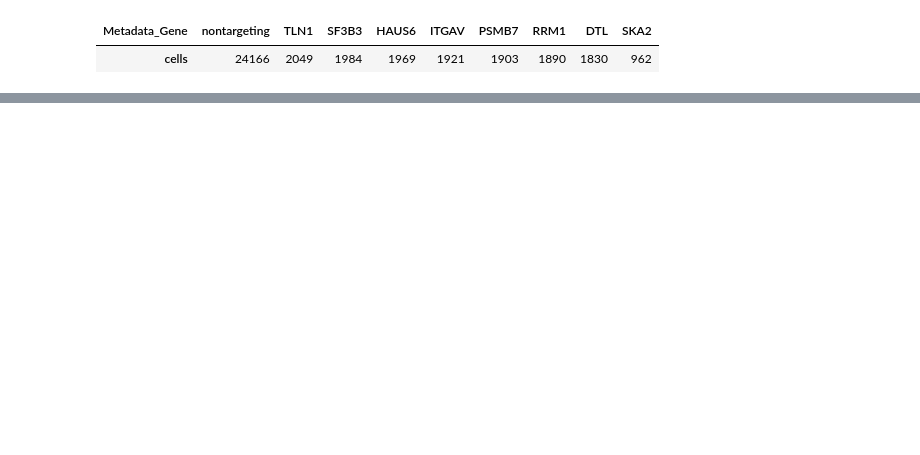
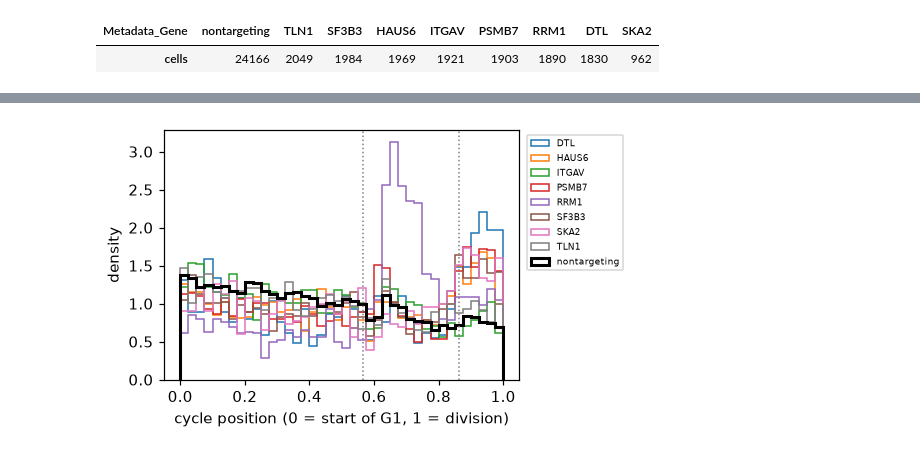
Before and after one commit to scverse/mantispy, a Jupyter notebook: docs/tutorials/single_cells/cell_cycle.ipynb, the cells around one changed output, grey strips where cells are left out. Saved outputs shown, nothing was run; the diff lists cells and outputs as text; code cells hidden in the pictures; blank space fills up the shorter version.

```diff
--- a/docs/tutorials/single_cells/cell_cycle.ipynb
+++ b/docs/tutorials/single_cells/cell_cycle.ipynb
@@ -254,0 +188,4 @@ plate would show up in this check.
+# %%
+mt.pl.cell_cycle_occupancy(cells, by="Metadata_Gene", highlight="nontargeting")
+# %% [output]
+[figure, added]
```
Also changed, not shown: parts of 45 cells of this notebook, 11 other files.
